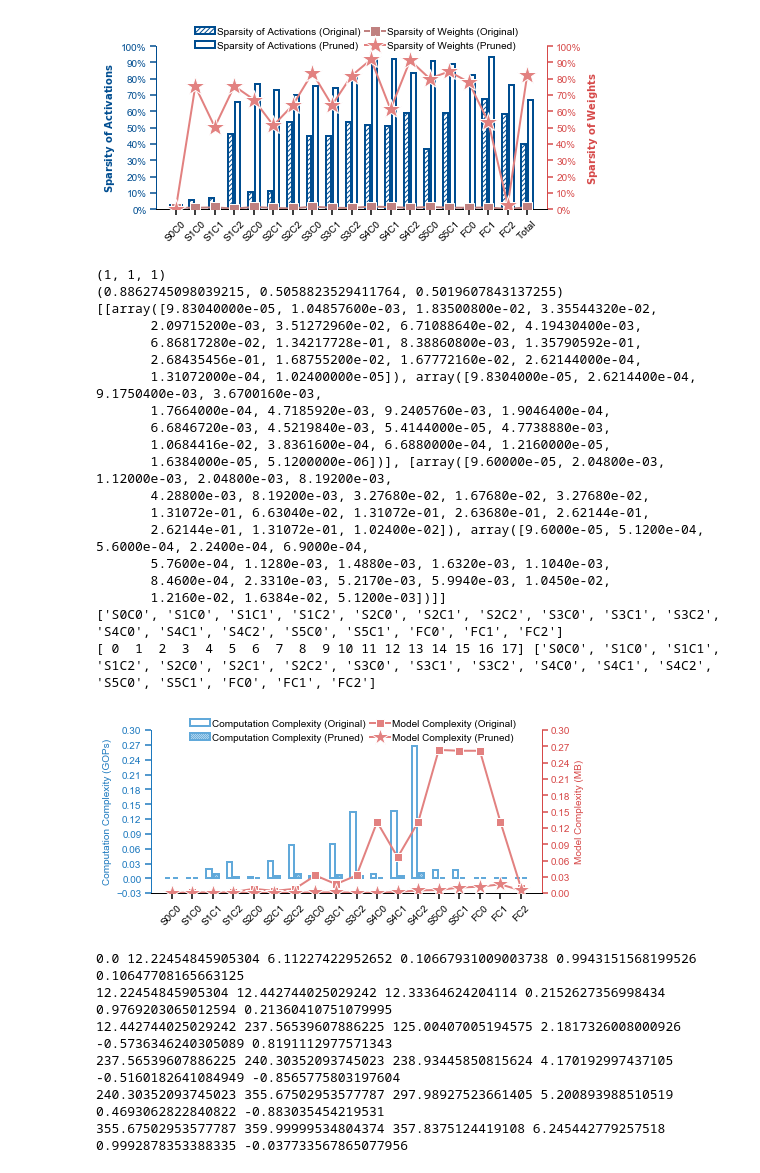
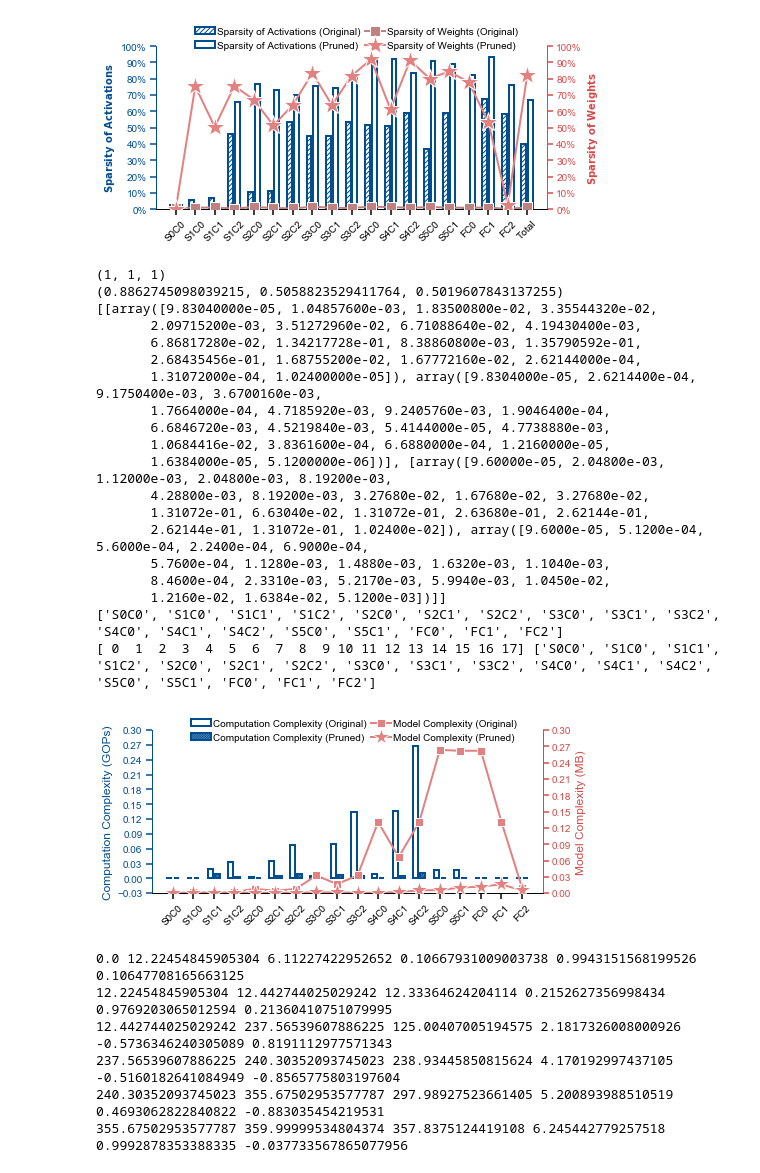
Before and after one commit to changchun-zhou/sagitta_fig, a Jupyter notebook: Nebula/scripts/Nebula.ipynb, the cells around one changed output. Saved outputs shown, nothing was run; the diff lists cells and outputs as text; code cells hidden in the pictures.

```diff
--- a/Nebula/scripts/Nebula.ipynb
+++ b/Nebula/scripts/Nebula.ipynb
@@ -307,11 +766,11 @@ cls_plt_fig('').func_plt_fig(
     y_fig_type = y_fig_type,
     y_legend = y_legend,
     y_color = y_color,
-    y_axis_color = [(29/255, 121/255, 190/255), (214/255, 73/255, 73/255)],
+    y_axis_color = [(0/255, 77/255, 144/255), (214/255, 73/255, 73/255)],
     y_yticks_max=y_yticks_max,
     y_yticks_min=[-0.03, 0],
-    y_edgecolor = [[(97/255, 169/255, 218/255), (97/255, 169/255, 218/255)],[]],
-    y_hatch = [[None, '////////////'],[None, None]],
+    y_edgecolor = [[(0/255, 77/255, 144/255), (0/255, 77/255, 144/255)],[]],
+    y_hatch = [[None, '//////////////'],[None, None]],
     y_marker = [[],['s', '*']],
     y_markersize=8,
     y_linestyle=[['-' for i in range(np.shape(y_value)[1])] for j in range(np.shape(y_value)[0])],
@@ -320,34 +779,34 @@ cls_plt_fig('').func_plt_fig(
     legend_loc =legend_loc,
     figsize=figsize, #[0, 0, 1, 1],
     font_size = 10,
     plt_text = False,
     legend_ncol=legend_ncol,
     labelrotation = 45,
     bar_width = bar_width,
     linewidth= 2,
     bar_gap_width = 0.1
 )
 # %% [output]
 (1, 1, 1)
 (0.8862745098039215, 0.5058823529411764, 0.5019607843137255)
 [[array([9.83040000e-05, 1.04857600e-03, 1.83500800e-02, 3.35544320e-02,
        2.09715200e-03, 3.51272960e-02, 6.71088640e-02, 4.19430400e-03,
        6.86817280e-02, 1.34217728e-01, 8.38860800e-03, 1.35790592e-01,
        2.68435456e-01, 1.68755200e-02, 1.67772160e-02, 2.62144000e-04,
        1.31072000e-04, 1.02400000e-05]), array([9.8304000e-05, 2.6214400e-04, 9.1750400e-03, 3.6700160e-03,
        1.7664000e-04, 4.7185920e-03, 9.2405760e-03, 1.9046400e-04,
        6.6846720e-03, 4.5219840e-03, 5.4144000e-05, 4.7738880e-03,
        1.0684416e-02, 3.8361600e-04, 6.6880000e-04, 1.2160000e-05,
        1.6384000e-05, 5.1200000e-06])], [array([9.60000e-05, 2.04800e-03, 1.12000e-03, 2.04800e-03, 8.19200e-03,
        4.28800e-03, 8.19200e-03, 3.27680e-02, 1.67680e-02, 3.27680e-02,
        1.31072e-01, 6.63040e-02, 1.31072e-01, 2.63680e-01, 2.62144e-01,
        2.62144e-01, 1.31072e-01, 1.02400e-02]), array([9.6000e-05, 5.1200e-04, 5.6000e-04, 2.2400e-04, 6.9000e-04,
        5.7600e-04, 1.1280e-03, 1.4880e-03, 1.6320e-03, 1.1040e-03,
        8.4600e-04, 2.3310e-03, 5.2170e-03, 5.9940e-03, 1.0450e-02,
        1.2160e-02, 1.6384e-02, 5.1200e-03])]]
 ['S0C0', 'S1C0', 'S1C1', 'S1C2', 'S2C0', 'S2C1', 'S2C2', 'S3C0', 'S3C1', 'S3C2', 'S4C0', 'S4C1', 'S4C2', 'S5C0', 'S5C1', 'FC0', 'FC1', 'FC2']
 [ 0  1  2  3  4  5  6  7  8  9 10 11 12 13 14 15 16 17] ['S0C0', 'S1C0', 'S1C1', 'S1C2', 'S2C0', 'S2C1', 'S2C2', 'S3C0', 'S3C1', 'S3C2', 'S4C0', 'S4C1', 'S4C2', 'S5C0', 'S5C1', 'FC0', 'FC1', 'FC2']
-[figure, old version]
+[figure, new version]
 # %%
 # Area & Energy Breakdown
 
```
Also changed, not shown: parts of 6 cells of this notebook, 1 other file.
